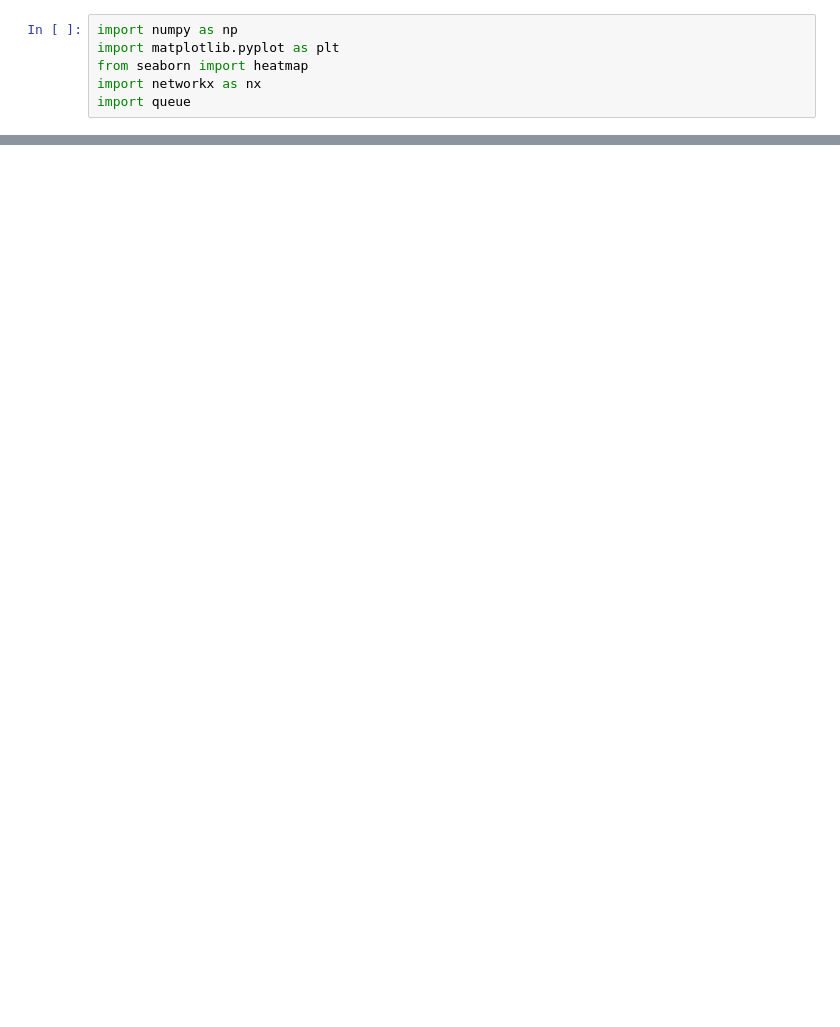
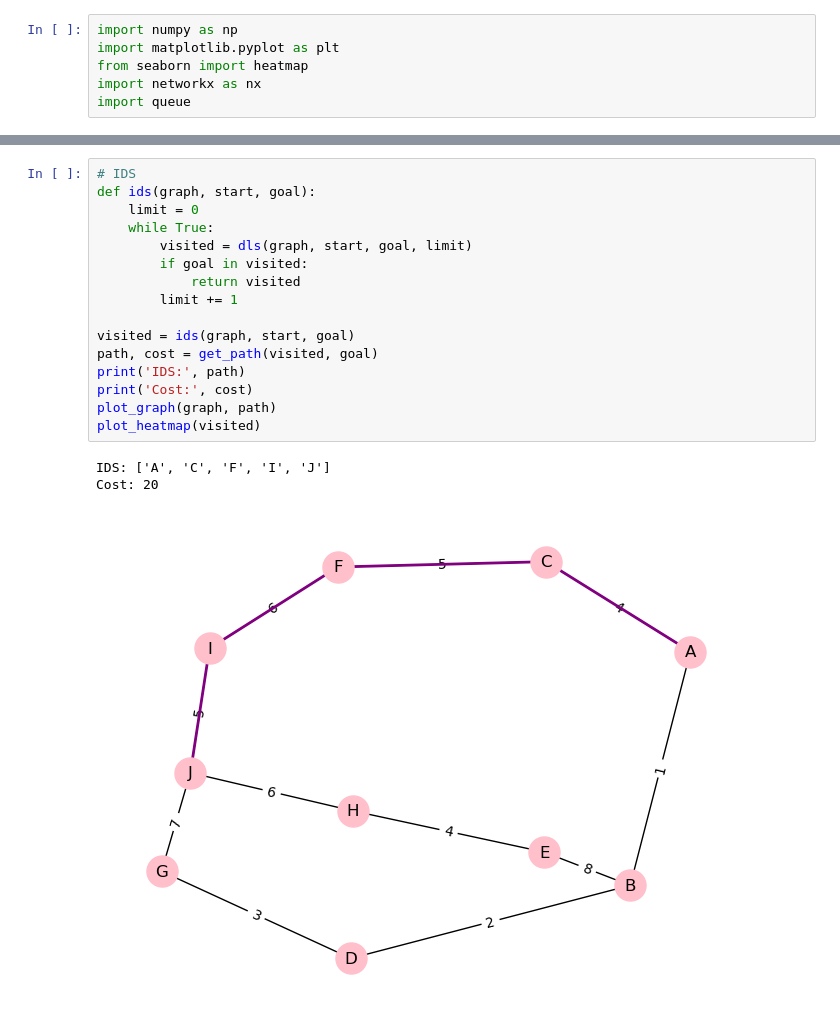
Before and after one commit to ijethmal/sc1015-asg, a Jupyter notebook: LAB 8.ipynb, the cells around one changed output, grey strips where cells are left out. Saved outputs shown, nothing was run; the diff lists cells and outputs as text; blank space fills up the shorter version.

```diff
--- a/LAB 8.ipynb
+++ b/LAB 8.ipynb
@@ -250,0 +237,20 @@ DLS: ['A', 'C', 'F', 'I', 'J']
+# %%
+# IDS
+def ids(graph, start, goal):
+    limit = 0
+    while True:
+        visited = dls(graph, start, goal, limit)
+        if goal in visited:
+            return visited
+        limit += 1
+
+visited = ids(graph, start, goal)
+path, cost = get_path(visited, goal)
+print('IDS:', path)
+print('Cost:', cost)
+plot_graph(graph, path)
+plot_heatmap(visited)
+# %% [output]
+IDS: ['A', 'C', 'F', 'I', 'J']
+Cost: 20
+[figure, added]
```
Also changed, not shown: parts of 10 cells of this notebook.
